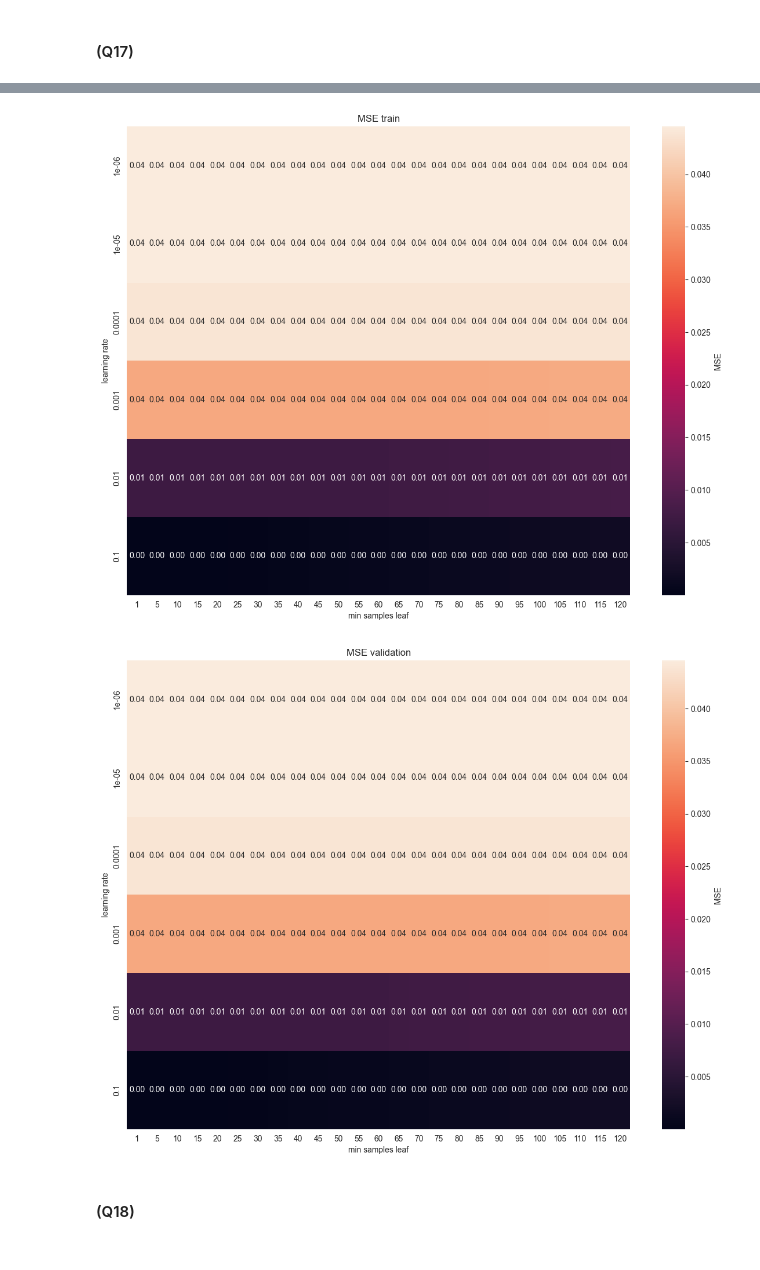
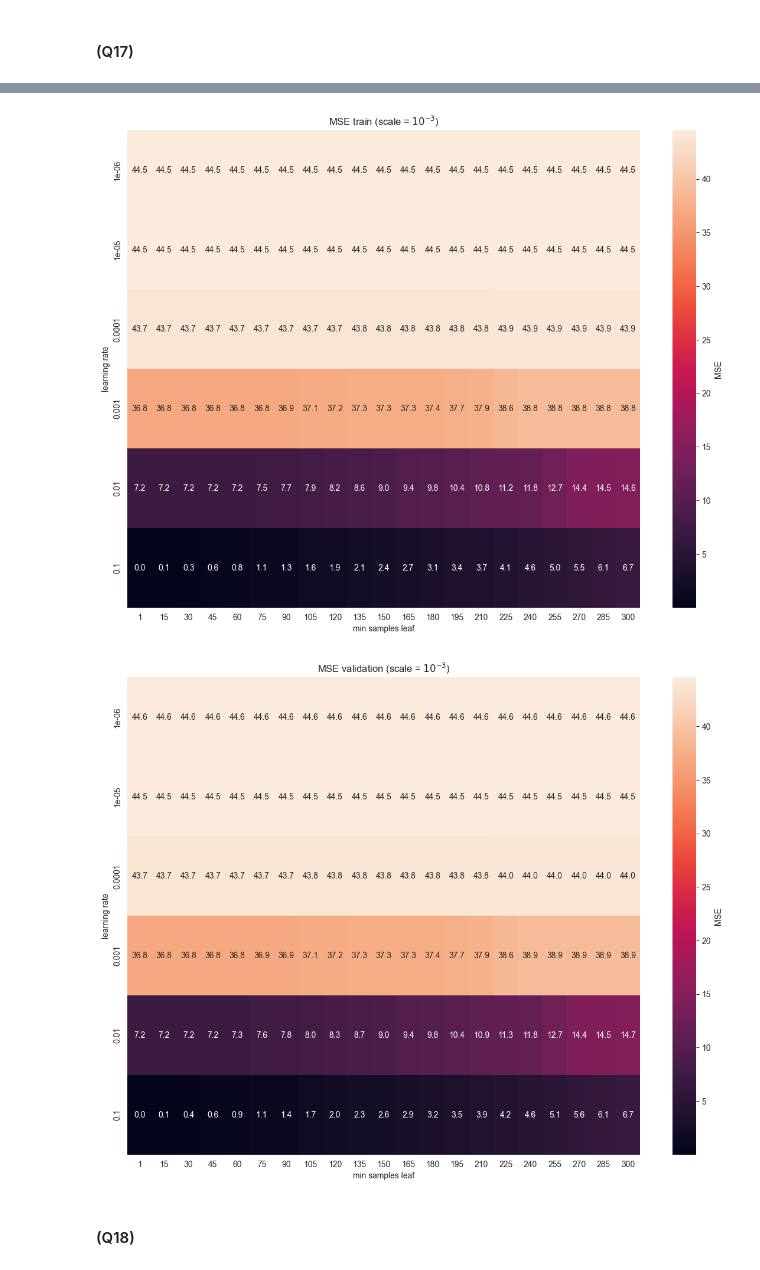
Before and after one commit to UriKH/ML-02360766, a Jupyter notebook: wet_hw3/notebook.ipynb, the cells around one changed output, grey strips where cells are left out. Saved outputs shown, nothing was run; the diff lists cells and outputs as text; code cells hidden in the pictures.

```diff
--- a/wet_hw3/notebook.ipynb
+++ b/wet_hw3/notebook.ipynb
@@ -562,7 +562,7 @@ trainGBM = train28.copy()
 #### (Q17)
 # %%
 # learn the training data
-min_samples_leaf_range = [1] + list(range(5, 121, 5))
+min_samples_leaf_range = [1] + list(range(15, 300 + 1, 15))
 learning_rate_range = np.logspace(-6, -1, 6)
 
 hyperparameters = {
@@ -580,6 +580,5 @@ grid_search = GridSearchCV(
 )
 grid_search.fit(trainGBM, y_train)
 res = pd.DataFrame(grid_search.cv_results_)
-res
 # %% [output]
 |  | mean_fit_time | std_fit_time | mean_score_time | std_score_time | param_learning_rate | param_loss | ... |
@@ -598,34 +597,34 @@ res
 # %%
 # Train heatmap
 heatmap_data_train = res.pivot(
     index='param_learning_rate',
     columns='param_min_samples_leaf',
     values='mean_train_score'
-)
+) / 1e-3
 
 plt.figure(figsize=(14, 10.5))
-sns.heatmap(heatmap_data_train, annot=True, fmt=".2f", cbar_kws={'label': 'MSE'})
-plt.title("MSE train")
+sns.heatmap(heatmap_data_train, annot=True, fmt=".1f", cbar_kws={'label': 'MSE'})
+plt.title("MSE train (scale = $10^{-3}$)")
 plt.xlabel("min samples leaf")
 plt.ylabel("learning rate")
 plt.show()
 
 
 # Validation heatmap
 heatmap_data_validation = res.pivot(
     index='param_learning_rate',
     columns='param_min_samples_leaf',
     values='mean_test_score'
-)
+) / 1e-3
 
 plt.figure(figsize=(14, 10.5))
-sns.heatmap(heatmap_data_validation, annot=True, fmt=".2f", cbar_kws={'label': 'MSE'})
-plt.title("MSE validation")
+sns.heatmap(heatmap_data_validation, annot=True, fmt=".1f", cbar_kws={'label': 'MSE'})
+plt.title("MSE validation (scale = $10^{-3}$)")
 plt.xlabel("min samples leaf")
 plt.ylabel("learning rate")
 plt.show()
 # %% [output]
-[figure, old version]
+[figure, new version]
-[figure, old version]
+[figure, new version]
 # %% [markdown]
 #### (Q18)
```
Also changed, not shown: parts of 9 cells of this notebook.
